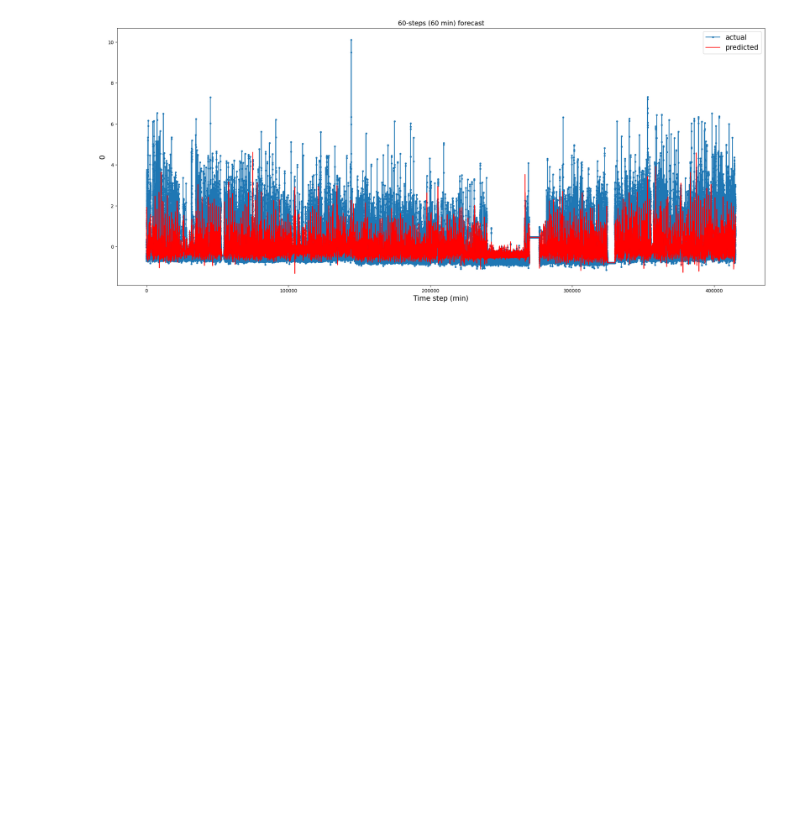
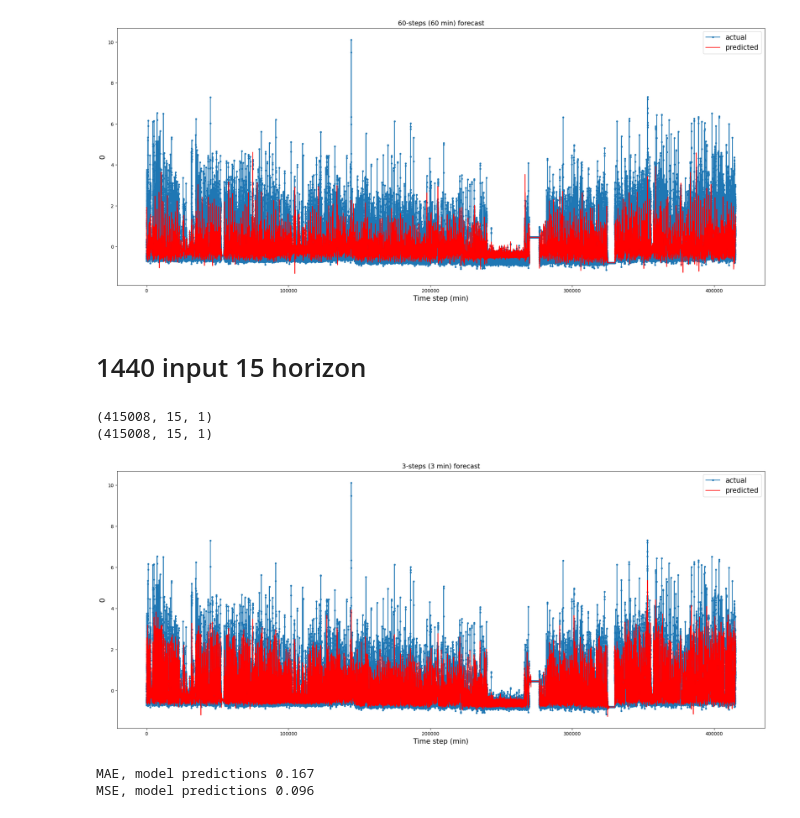
Before and after one commit to matthiasjahnIBM/PatchTST, a Jupyter notebook: PatchTST_supervised/PatchTST_visualization.ipynb, the cells around one changed output. Cells and saved outputs as stored; diff of their text form; code cells hidden in the pictures; blank space fills up the shorter version.

Commit message:
1440 input - 15 model trained, results improved slightly

```diff
--- a/PatchTST_supervised/PatchTST_visualization.ipynb
+++ b/PatchTST_supervised/PatchTST_visualization.ipynb
@@ -153,3 +148,52 @@ plt.legend(fontsize=15)
 plt.show()
 # %% [output]
 [figure]
+# %% [markdown]
+# 1440 input 15 horizon
+# %%
+pred_npy_1440 =  np.load("./results/1440_15_PatchTST_custom_ftMS_sl1440_ll48_pl15_dm128_nh16_el3_dl1_df256_fc1_ebtimeF_dtTrue_Exp_0/pred.npy")
+true_npy_1440 =  np.load("./results/1440_15_PatchTST_custom_ftMS_sl1440_ll48_pl15_dm128_nh16_el3_dl1_df256_fc1_ebtimeF_dtTrue_Exp_0/true.npy")
+# %%
+print(pred_npy_1440.shape)
+print(true_npy_1440.shape)
+# %% [output]
+(415008, 15, 1)
+(415008, 15, 1)
+# %%
+pred_npy_1440 = pred_npy_1440.reshape(415008, 15)
+true_npy_1440 = true_npy_1440.reshape(415008, 15)
+
+# Create DataFrame
+df_pred = pd.DataFrame(pred_npy_1440)
+df_true = pd.DataFrame(true_npy_1440)
+# %%
+# 1 day = 1440, 12h = 720, 6h= 360
+i = len(df_pred) #1440*7
+aa=[x for x in range(i)]
+plt.figure(figsize=(25,10))
+
+l = 2
+true_column = df_true[df_true.columns[0]]
+pred_column = df_pred[df_pred.columns[l]]
+
+plt.plot(aa, true_column[-i:], marker='.', label="actual")
+plt.plot(aa, pred_column[-i:], 'r', label="predicted")
+plt.ylabel(df_pred.columns[0], size=15)
+plt.xlabel('Time step (min)', size=15)
+plt.title('3-steps (3 min) forecast', fontsize=14)
+plt.legend(fontsize=15)
+plt.show()
+# %% [output]
+[figure, added]
+# %%
+# calculate MAE
+mae_model = mean_absolute_error(true_column, pred_column)
+
+# calculate MSE
+mse_model = mean_squared_error(true_column, pred_column)
+
+print('MAE, model predictions {:.3f}'.format(mae_model))
+print('MSE, model predictions {:.3f}'.format(mse_model))
+# %% [output]
+MAE, model predictions 0.167
+MSE, model predictions 0.096
```
Also changed, not shown: parts of 1 cell of this notebook, 4 other files.
